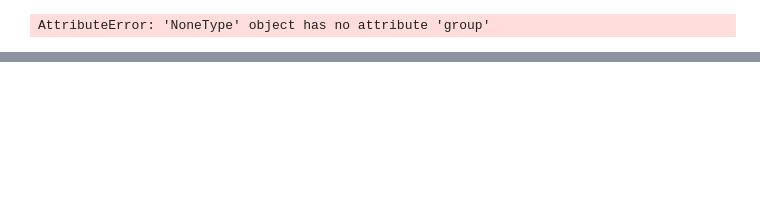
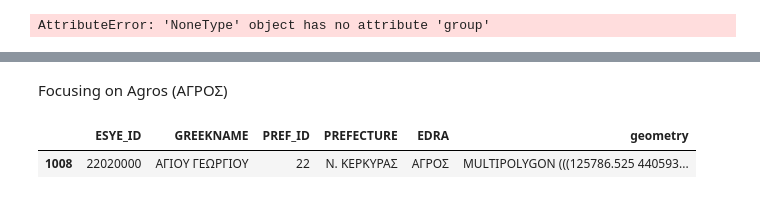
Before and after one commit to bobadams1/house_finder, a Jupyter notebook: code/02_Shoreline_Boundary.ipynb, the cells around one changed output, grey strips where cells are left out. Drawn from its saved outputs; the diff is of its cells as text; code cells hidden in the pictures; blank space fills up the shorter version.

```diff
--- a/code/02_Shoreline_Boundary.ipynb
+++ b/code/02_Shoreline_Boundary.ipynb
@@ -216,0 +237,7 @@ munis_c[munis_c['EDRA'] == 'ΠΑΞΟΙ'].plot()
+# %% [markdown]
+Focusing on Agros (ΑΓΡΟΣ)
+# %%
+munis_c[munis_c['EDRA'] == 'ΑΓΡΟΣ']
+# %% [output]
+|  | ESYE_ID | GREEKNAME | PREF_ID | PREFECTURE | EDRA | geometry |
+| 1008 | 22020000 | ΑΓΙΟΥ ΓΕΩΡΓΙΟΥ | 22 | Ν. ΚΕΡΚΥΡΑΣ | ΑΓΡΟΣ | MULTIPOLYGON (((125786.525 440593... |
```
Also changed, not shown: parts of 24 cells of this notebook, 4 other files.
